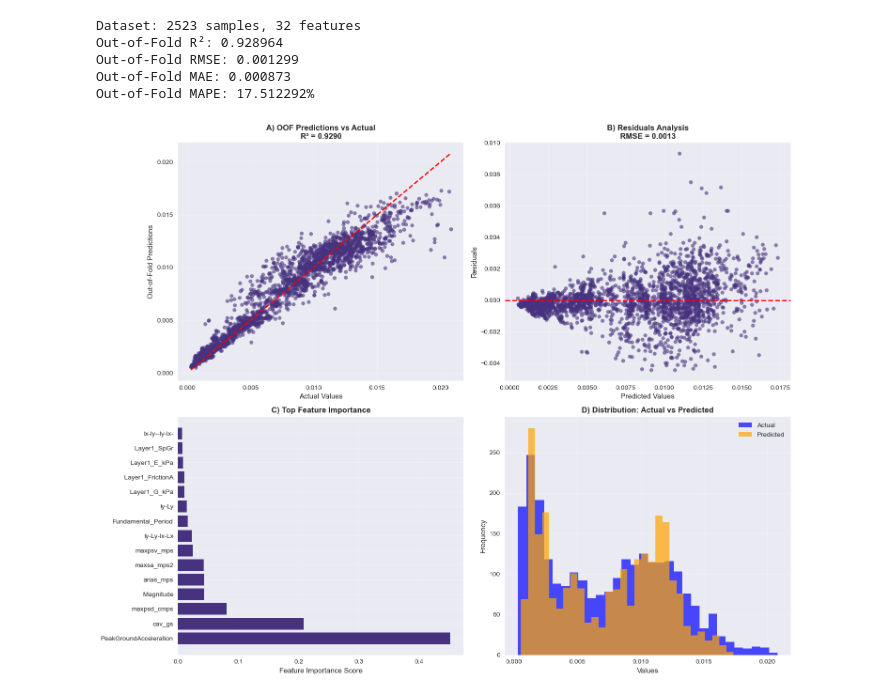
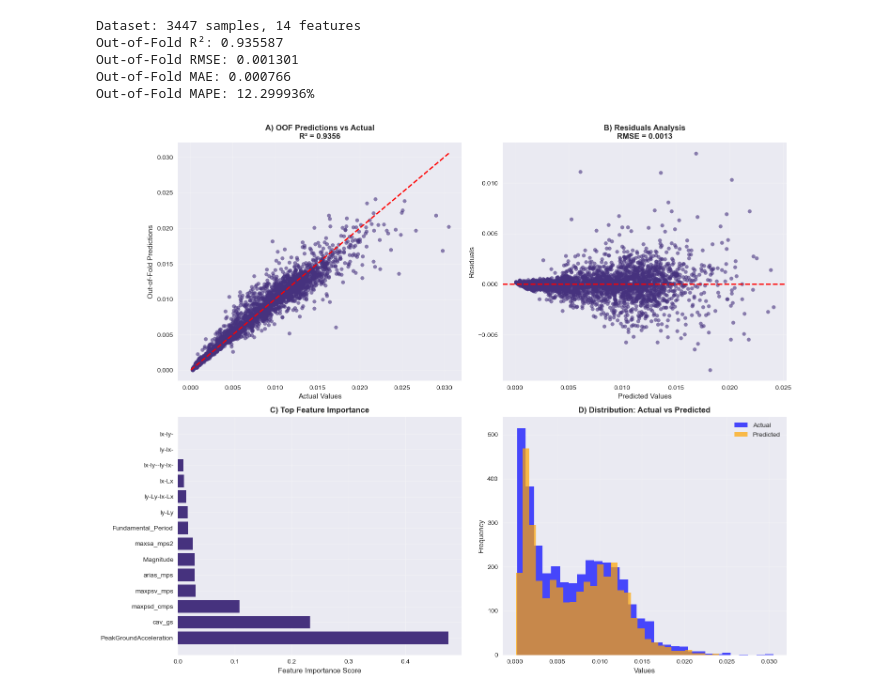
Before and after one commit to Nolaraj/PlanIrregularIDA_Research, a Jupyter notebook: MachineLearning/xGBoost.ipynb, the cells around one changed output. Cells and saved outputs as stored; diff of their text form; code cells hidden in the pictures.

```diff
--- a/MachineLearning/xGBoost.ipynb
+++ b/MachineLearning/xGBoost.ipynb
@@ -1277,28 +1012,64 @@ def compare_multiple_models(model_dict, X, y, filename="model_comparison.txt"):
 # %%
-# SINGLE LINE EXECUTION
-# =====================
-# Execute with data export
+# Data initiation
+# =============================================================================================================================================================================================
+
+#Data fixation for the model
+DoNormalize = True
+Z_ScoreScaler = True                       #If false then MinMax Scaler is used in the modelling
+ModelSet = 3                        #1 denotes fixed base (SF all upto 4), 2 denotes SSI only case (SF upto 1 and inputheads include Layers) 3 denotes total datasets, (SF upto 1 , excluding soil layers ie Fixed similar)
+includeCategoricalData = False               #True sets the categorical datta intact and False triggers the one hot encoding to the categorical data
+X, y = dataPreparation(DoNormalize = DoNormalize,Z_ScoreScaler = Z_ScoreScaler, ModelSet = ModelSet ,includeCategoricalData = includeCategoricalData  )
+
+# # Execute display of data statistics
+# # =============================================================================================================================================================================================
+
+# # # Generate comprehensive statistics
+# # generate_complete_data_statistics(X, y)
+
+# # # Generate LaTeX table
+# # generate_latex_table(X, y)
+
+# # EXECUTE OPTIMIZATION (Choose your configuration)
+# # =============================================================================================================================================================================================
+
+# # # Option 1: Basic R² optimization (recommended for paper)
+# optimizer, final_model, best_params = run_complete_analysis(objective_metric='r2', use_advanced_params=False, n_trials=150)
+
+# # ## Get paper metrics
+# paper_metrics = print_paper_metrics(optimizer)
+
+# ######Best Parameters for the Set 1 (SF upto 1): [I 2025-11-24 21:16:31,027] Trial 146 finished with value: 0.934992031884559 and
+# parameters_set1= {'n_estimators': 823, 'max_depth': 7, 'learning_rate': 0.045202846843629935, 'subsample': 0.8037407463335174, 'colsample_bytree': 0.8615607422663147, 'min_child_weight': 10,
+#              'reg_lambda': 5.592238717400942}
+#### . Best is trial 146 with value: 0.934992031884559.
+
+# ######Best Parameters for the Set 1 (SF upto 4): [I 2025-11-24 18:50:19,751] Trial 116 finished with value: 0.6690424704435106 and
+# parameters_set1B: {'n_estimators': 244, 'max_depth': 4, 'learning_rate': 0.027804424617157035, 'subsample': 0.655414117221489, 'colsample_bytree': 0.6188942676408525, 'min_child_weight': 10,
+#              'reg_lambda': 6.42554055769162}
+# ##### Best is trial 116 with value: 0.6690424704435106.
+
+# Best Parameters for SET 2 (SF Upto 1): [I 2025-11-24 18:56:03,123] Trial 88 finished with value: 0.9499887845663 and
+# parameters =  {'n_estimators': 458, 'max_depth': 6, 'learning_rate': 0.023124056291054337, 'subsample': 0.9359701577400987, 'colsample_bytree': 0.9228526787852525, 'min_child_weight': 10,
+#                  'reg_lambda': 1.017279565540972}
+# . Best is trial 88 with value: 0.9499887845663.
+
+######Best params for set 3 [I 2025-11-24 19:16:33,388] Trial 82 finished with value: 0.9362775352117362 and
+parameters =  {'n_estimators': 488, 'max_depth': 11, 'learning_rate': 0.022627527149228256, 'subsample': 0.8982836132166632, 'colsample_bytree': 0.9484400598649826, 'min_child_weight': 1,
+             'reg_lambda': 9.660927610585667}
+# ###. Best is trial 82 with value: 0.9362775352117362.
+
+# Run Single Optimized model
+# =============================================================================================================================================================================================
+# # Execute with data export
 X_clean = X.apply(pd.to_numeric, errors='coerce')
 y_clean = y.values.ravel() if hasattr(y, 'values') else y
-parameters = {'n_estimators': 100, 'max_depth': 4, 'learning_rate': 0.04116115091176691,
-                           'subsample': 0.6850521451721231, 'colsample_bytree': 0.8887781922242812,
-                           'min_child_weight': 7, 'reg_lambda': 8.10083378361349,
-                           'random_state': 42}
 model, final_model = run_optimized_model_with_data_export(parameters, X, y)
 
-# Simply call with your final model and data
-final_model_info = extract_final_model_info(final_model, X_clean, y_clean, "ModelInfo_Fixed Model_.txt")
-
-# For comparing multiple models
-# models = {
-#     'XGBoost_Final': final_model,
-#     'Other_Model': model
-# }
-# comparison = compare_multiple_models(models, X_clean, y_clean)
+final_model_info = extract_final_model_info(final_model, X_clean, y_clean, "ModelInfo_Set 3_.txt")
 # %% [output]
-Dataset: 2523 samples, 32 features
-Out-of-Fold R²: 0.928964
-Out-of-Fold RMSE: 0.001299
-Out-of-Fold MAE: 0.000873
-Out-of-Fold MAPE: 17.512292%
+Dataset: 3447 samples, 14 features
+Out-of-Fold R²: 0.935587
+Out-of-Fold RMSE: 0.001301
+Out-of-Fold MAE: 0.000766
+Out-of-Fold MAPE: 12.299936%
-[figure, old version]
+[figure, new version]
```
Also changed, not shown: parts of 17 cells of this notebook.
